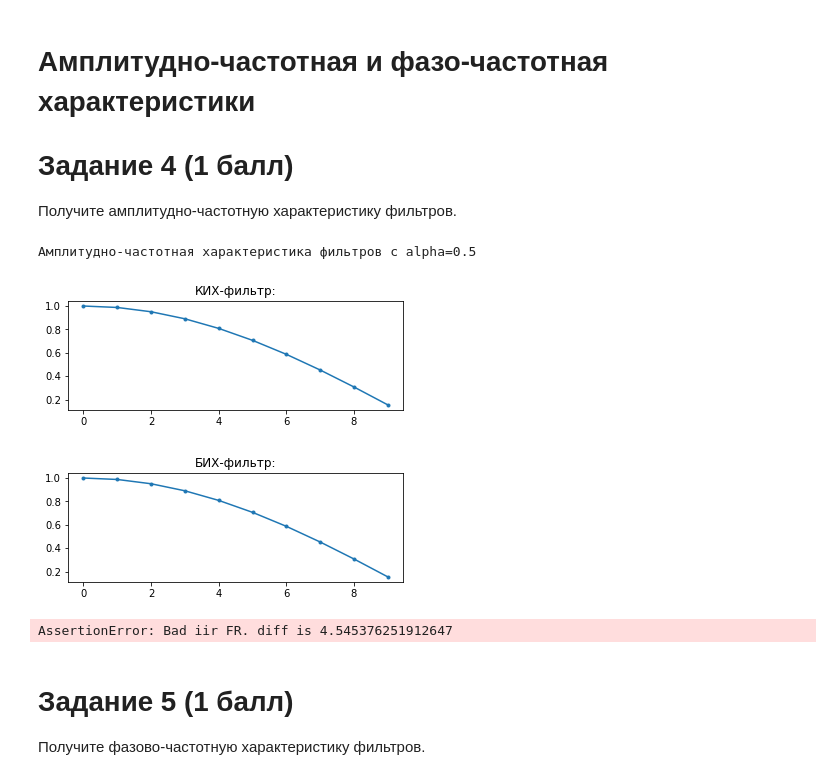
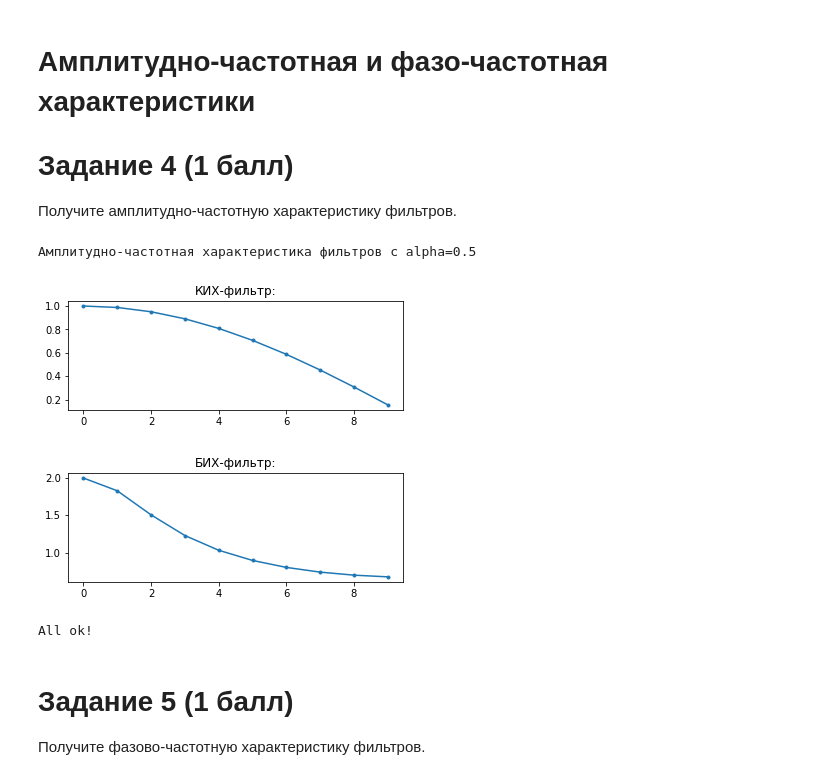
Before and after one commit to Lenin22/speech_pro, a Jupyter notebook: lab3.ipynb, the cells around one changed output. Saved outputs shown, nothing was run; the diff lists cells and outputs as text; code cells hidden in the pictures.

```diff
--- a/lab3.ipynb
+++ b/lab3.ipynb
@@ -239,26 +239,27 @@ All ok!
 # %%
 print("Амплитудно-частотная характеристика фильтров с alpha=0.5")
 
 # Получить амплитудно-частотную характеристику
 fir_frequency_response = alpha * np.abs(1 + np.exp(-1j*2*np.pi*np.arange(nsamples//2)/nsamples))
-iir_frequency_response = alpha * np.abs(1 + np.exp(-1j*2*np.pi*np.arange(nsamples//2)/nsamples))
-#
-
+iir_frequency_response = np.zeros(nsamples//2, dtype=complex)
+for i in range(nsamples):
+    iir_frequency_response += ((alpha**i)*np.exp(-1j*2*i*np.pi*np.arange(nsamples//2)/nsamples))
+iir_frequency_response = np.abs(iir_frequency_response)
 
 plt.figure(figsize=(6,2))
 plt.title("КИХ-фильтр:")
 plt.plot(fir_frequency_response, '.-')
 plt.show()
 
 
 plt.figure(figsize=(6,2))
 plt.title("БИХ-фильтр:")
 plt.plot(iir_frequency_response, '.-')
 plt.show()
 # %% [output]
 Амплитудно-частотная характеристика фильтров с alpha=0.5
 [figure]
-[figure, old version]
+[figure, new version]
 # %%
 assert fir_frequency_response.shape[0] == iir_frequency_response.shape[0] == 10, \
     f"Bad FR shape. Must be N//2."
@@ -273,7 +274,7 @@ assert np.allclose(iir_frequency_response, _ideal_iir_fr), \
 
 print("All ok!")
 # %% [output]
-AssertionError: Bad iir FR. diff is 4.545376251912647
+All ok!
 # %% [markdown]
 # Задание 5 (1 балл)
 Получите фазово-частотную характеристику фильтров.
```
Also changed, not shown: parts of 2 cells of this notebook, 1 other file.
